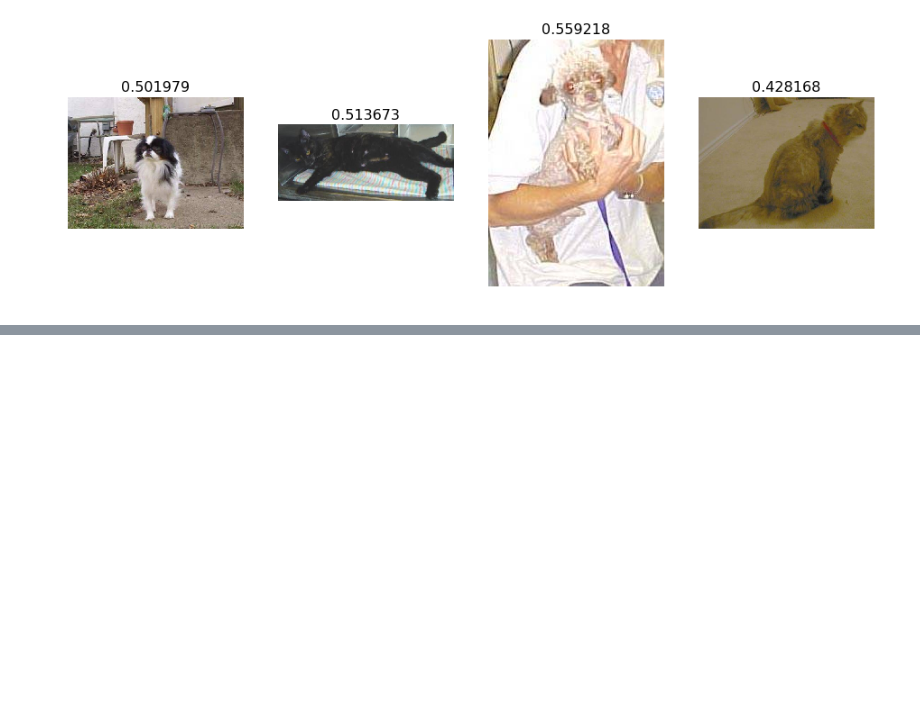
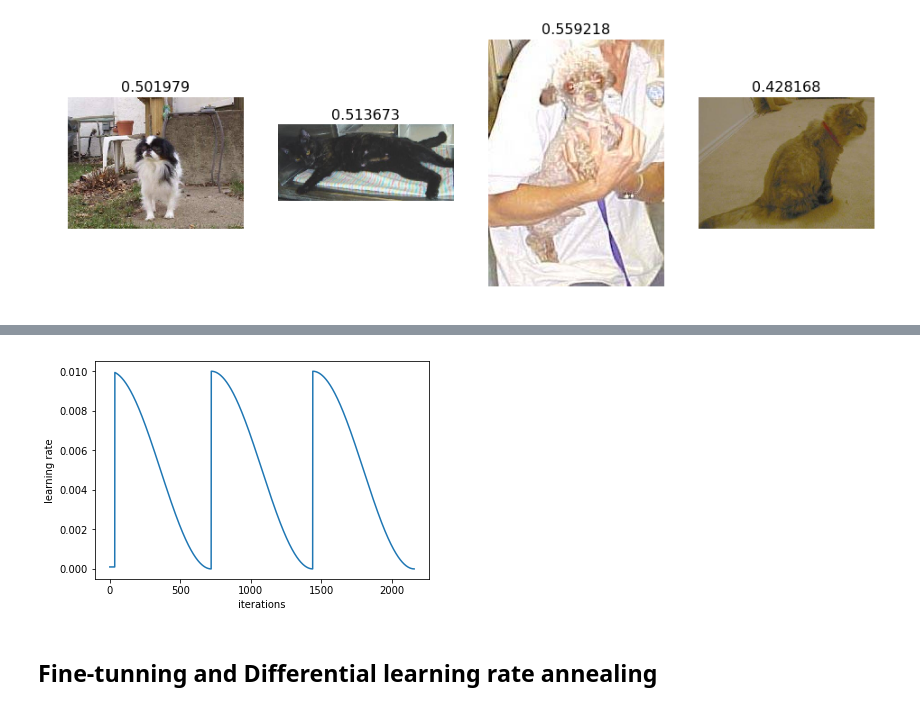
Before and after one commit to aadimator/fast.ai, a Jupyter notebook: Lesson 1.ipynb, the cells around one changed output, grey strips where cells are left out. Saved outputs shown, nothing was run; the diff lists cells and outputs as text; code cells hidden in the pictures; blank space fills up the shorter version.

```diff
--- a/Lesson 1.ipynb
+++ b/Lesson 1.ipynb
@@ -281,0 +327,2 @@ Most uncertain predictions
+# %%
+learn.fit(1e-2, 3, cycle_len=2)
@@ -281,0 +339,4 @@ Most uncertain predictions
+# %%
+learn.sched.plot_lr()
+# %% [output]
+[figure, added]
@@ -281,0 +347,2 @@ Most uncertain predictions
+# %% [markdown]
+## Fine-tunning and Differential learning rate annealing
```
Also changed, not shown: parts of 33 cells of this notebook.
